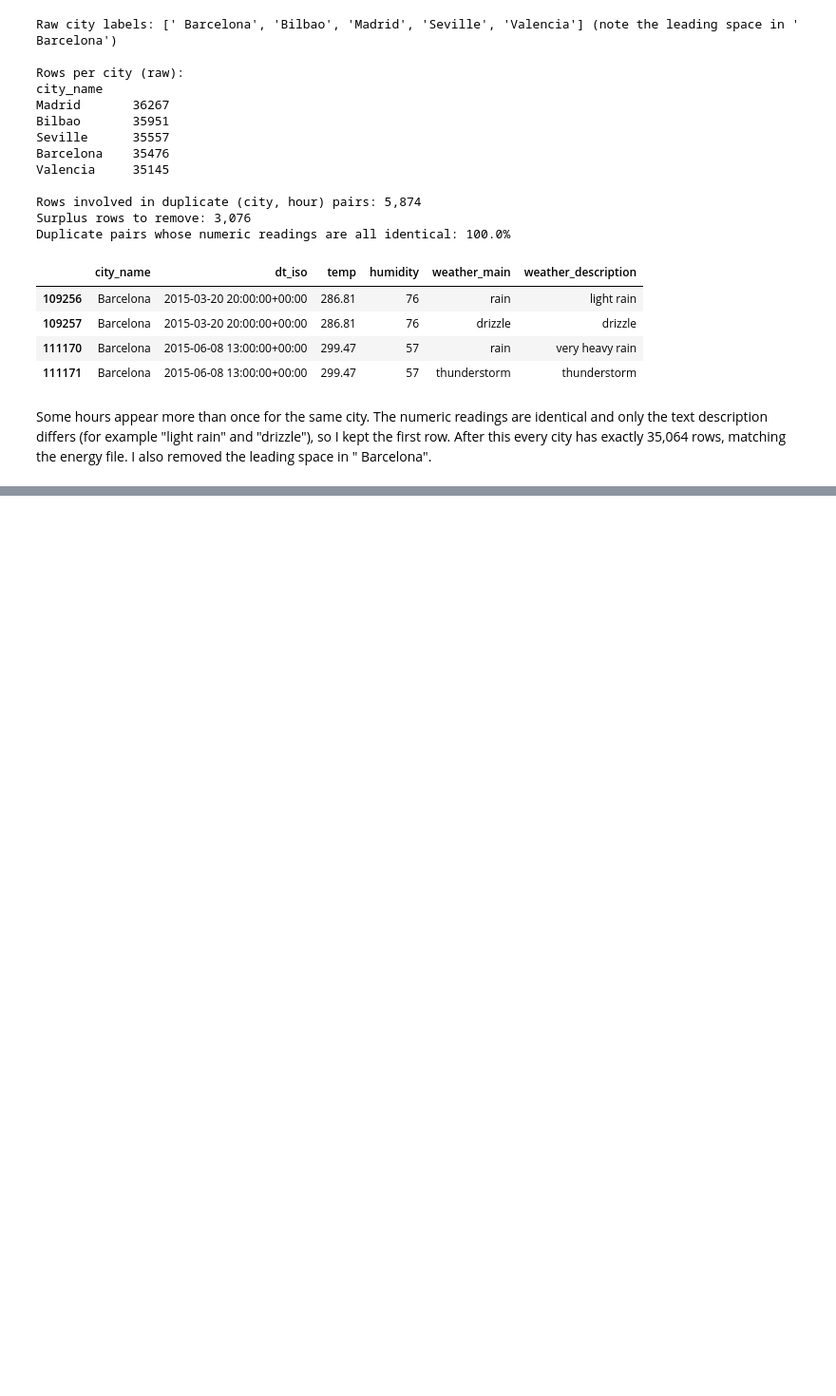
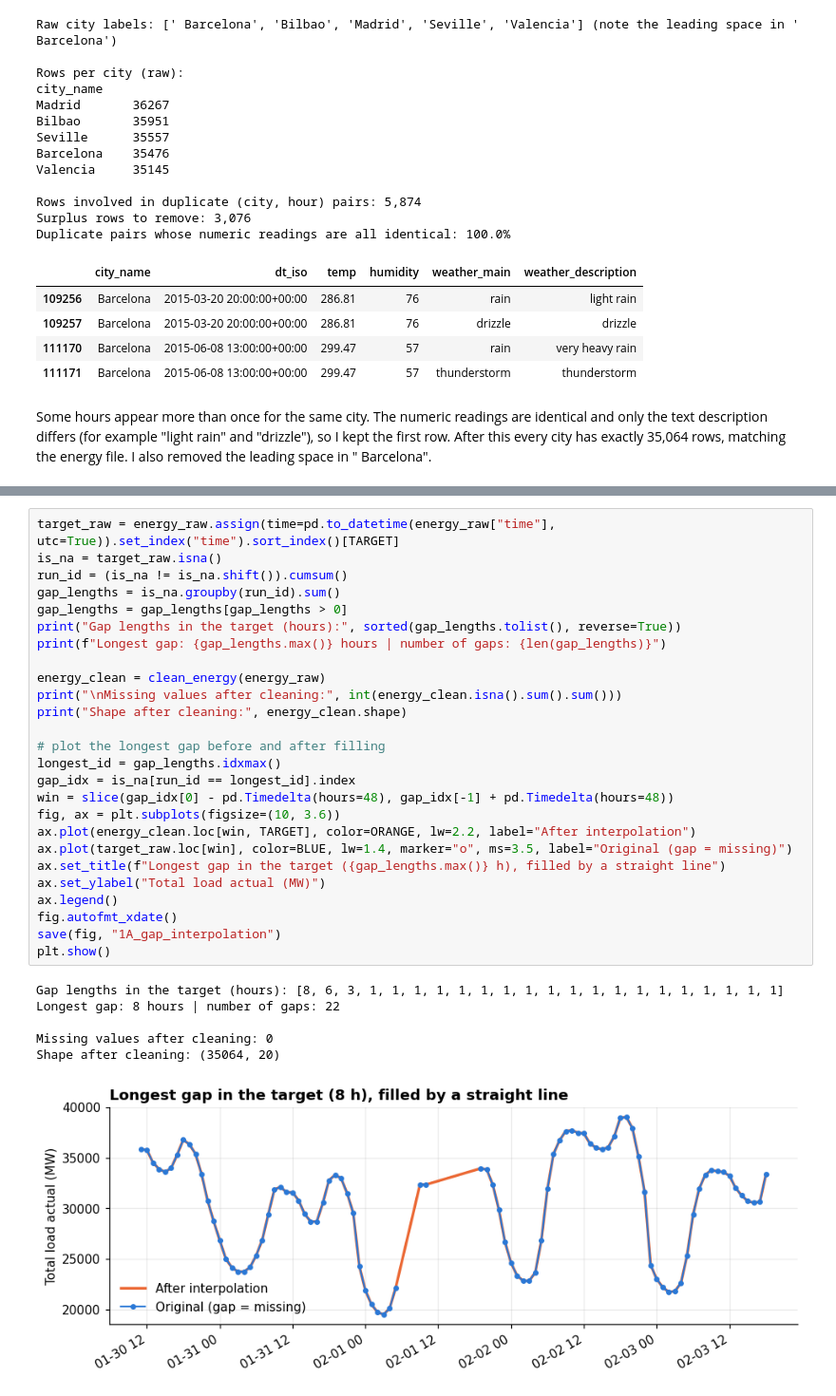
Before and after one commit to Keaane/Energy-demand-time-series-pipeline., a Jupyter notebook: task1_eda/Task1_Preprocessing_EDA.ipynb, the cells around one changed output, grey strips where cells are left out. Shown at 95% size. Drawn from its saved outputs; the diff is of its cells as text; blank space fills up the shorter version.

Commit message:
Handle missing values in the energy data

```diff
--- a/task1_eda/Task1_Preprocessing_EDA.ipynb
+++ b/task1_eda/Task1_Preprocessing_EDA.ipynb
@@ -223,0 +261,33 @@ Some hours appear more than once for the same city. The numeric readings are ide
+# %%
+target_raw = energy_raw.assign(time=pd.to_datetime(energy_raw["time"], utc=True)).set_index("time").sort_index()[TARGET]
+is_na = target_raw.isna()
+run_id = (is_na != is_na.shift()).cumsum()
+gap_lengths = is_na.groupby(run_id).sum()
+gap_lengths = gap_lengths[gap_lengths > 0]
+print("Gap lengths in the target (hours):", sorted(gap_lengths.tolist(), reverse=True))
+print(f"Longest gap: {gap_lengths.max()} hours | number of gaps: {len(gap_lengths)}")
+
+energy_clean = clean_energy(energy_raw)
+print("\nMissing values after cleaning:", int(energy_clean.isna().sum().sum()))
+print("Shape after cleaning:", energy_clean.shape)
+
+# plot the longest gap before and after filling
+longest_id = gap_lengths.idxmax()
+gap_idx = is_na[run_id == longest_id].index
+win = slice(gap_idx[0] - pd.Timedelta(hours=48), gap_idx[-1] + pd.Timedelta(hours=48))
+fig, ax = plt.subplots(figsize=(10, 3.6))
+ax.plot(energy_clean.loc[win, TARGET], color=ORANGE, lw=2.2, label="After interpolation")
+ax.plot(target_raw.loc[win], color=BLUE, lw=1.4, marker="o", ms=3.5, label="Original (gap = missing)")
+ax.set_title(f"Longest gap in the target ({gap_lengths.max()} h), filled by a straight line")
+ax.set_ylabel("Total load actual (MW)")
+ax.legend()
+fig.autofmt_xdate()
+save(fig, "1A_gap_interpolation")
+plt.show()
+# %% [output]
+Gap lengths in the target (hours): [8, 6, 3, 1, 1, 1, 1, 1, 1, 1, 1, 1, 1, 1, 1, 1, 1, 1, 1, 1, 1, 1]
+Longest gap: 8 hours | number of gaps: 22
+
+Missing values after cleaning: 0
+Shape after cleaning: (35064, 20)
+[figure, added]
```
Also changed, not shown: parts of 4 cells of this notebook, 1 other file.
